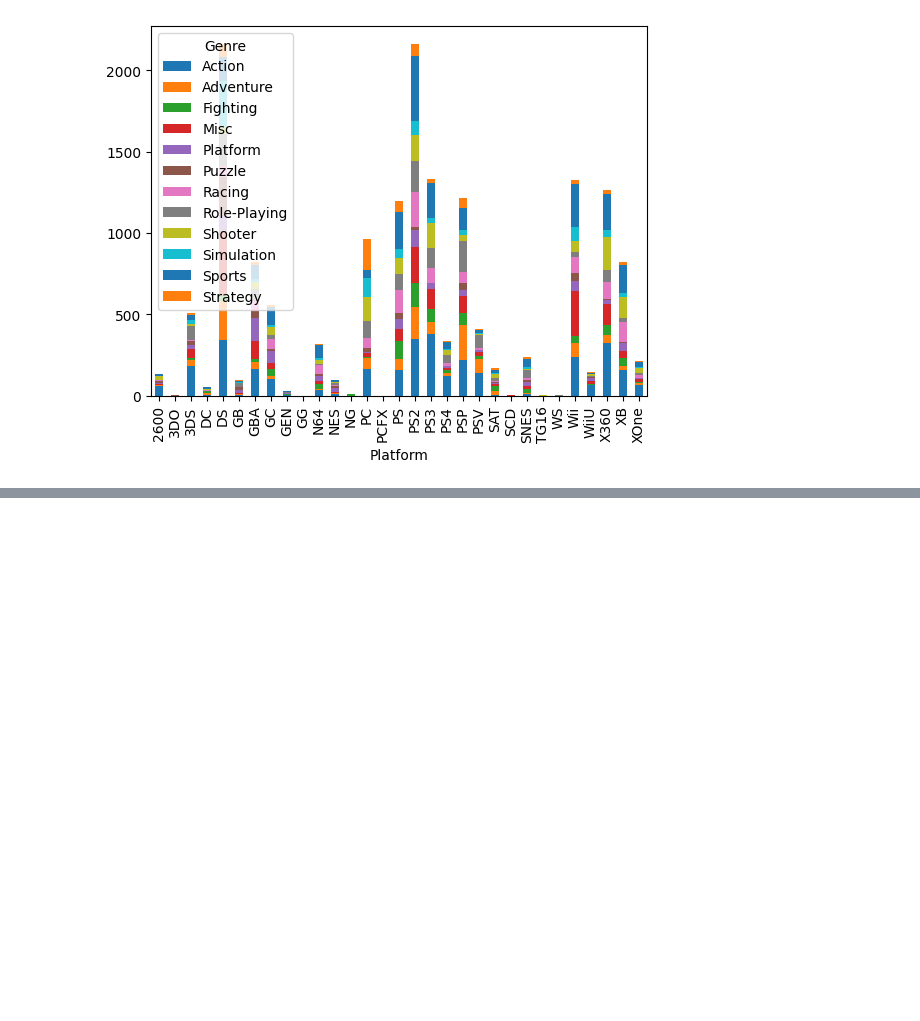
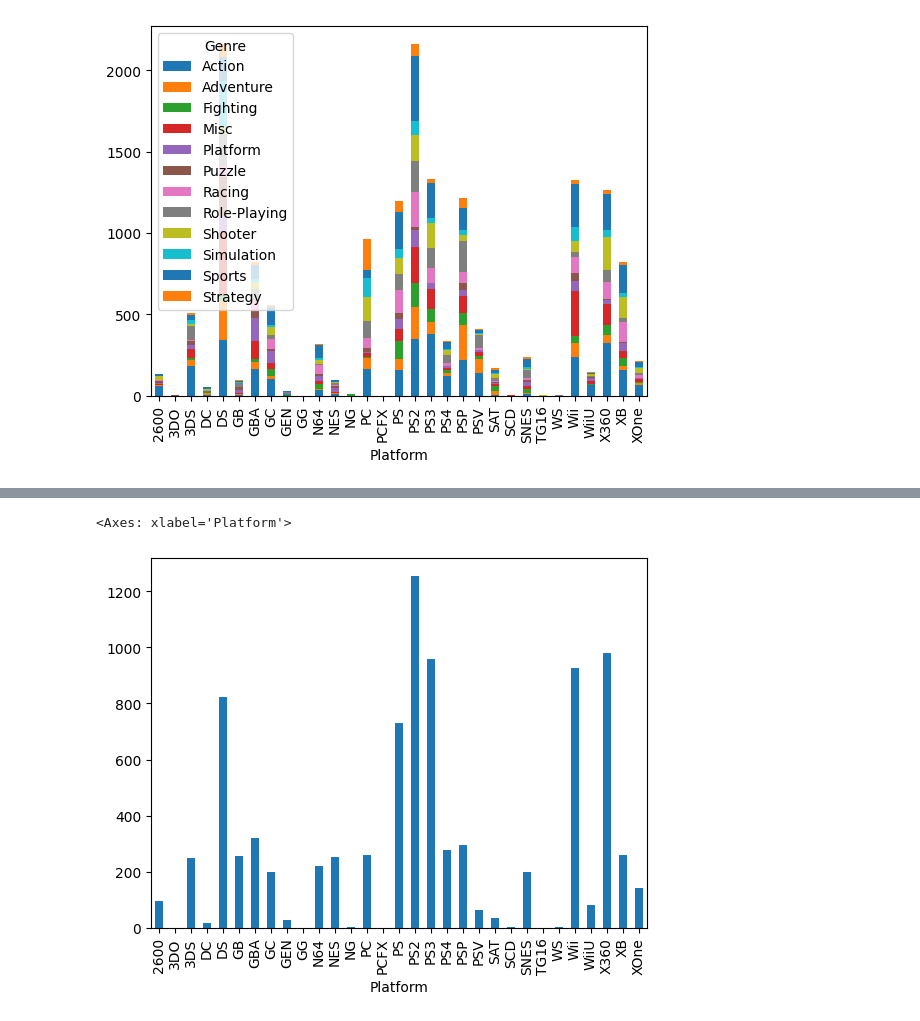
Before and after one commit to Shivam311201/Beginning-with-AI-ML, a Jupyter notebook: EDA/Video_Game_Sales.ipynb, the cells around one changed output, grey strips where cells are left out. Cells and saved outputs as stored; diff of their text form; code cells hidden in the pictures; blank space fills up the shorter version.

```diff
--- a/EDA/Video_Game_Sales.ipynb
+++ b/EDA/Video_Game_Sales.ipynb
@@ -97,0 +104,6 @@ pd.crosstab(df['Platform'],df['Genre']).plot(kind='bar',stacked=True)
+# %%
+platform_sales = df.groupby('Platform')['Global_Sales'].sum()
+platform_sales.plot(kind='bar')
+# %% [output]
+<Axes: xlabel='Platform'>
+[figure, added]
```
Also changed, not shown: parts of 1 cell of this notebook.
